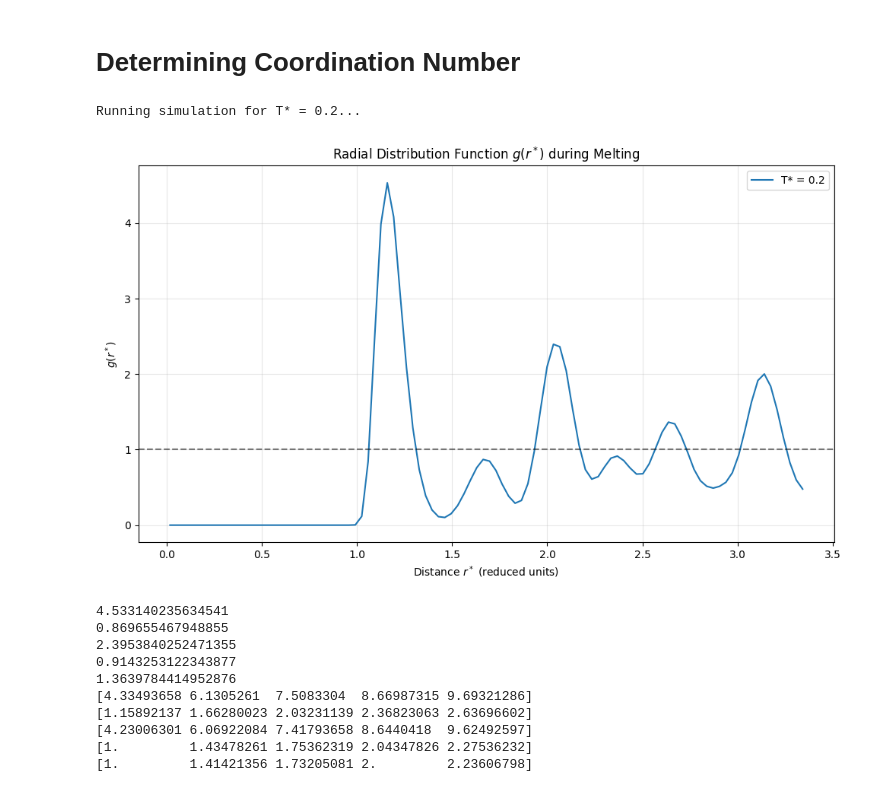
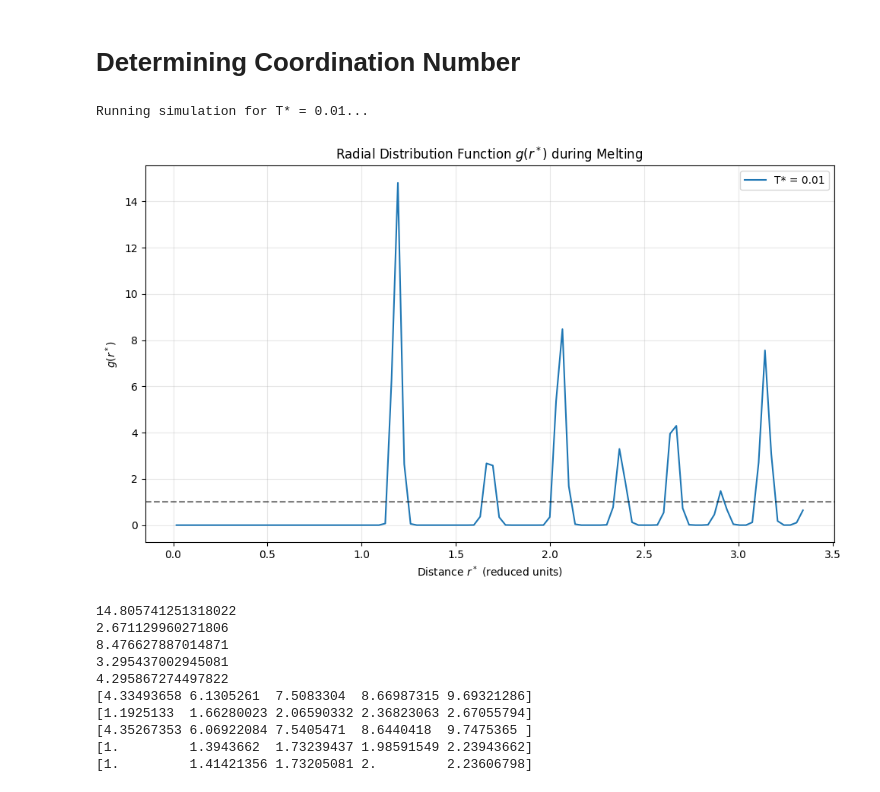
Before and after one commit to Tanish-Verma/md_Engine, a Jupyter notebook: applications/applications.ipynb, the cells around one changed output. Saved outputs shown, nothing was run; the diff lists cells and outputs as text; code cells hidden in the pictures.

```diff
--- a/applications/applications.ipynb
+++ b/applications/applications.ipynb
@@ -352,7 +352,7 @@ neighbour_list   = update_neighbor_list(pos, L, r_skin_sq)
 pe, force        = calculate_forces_optimized(pos, neighbour_list, L, r_cutoff_sq)
 pos_ref          = pos.copy()
 rebuild_threshold_sq = 0.25 * (r_skin - r_cutoff) ** 2
-temperatures = [0.2]
+temperatures = [0.01]
 equilibration_steps = 2000
 production_steps = 2000
 dt = 0.005
@@ -393,35 +393,35 @@ for T_target in temperatures:
         pos, vel, pe, force = velocity_verlet_step_opt(pos, vel, force, dt, L, r_cutoff_sq, neighbour_list)
 
         disp_sq = np.sum((pos - pos_ref)**2, axis=1)
         if np.any(disp_sq > rebuild_threshold_sq):
             neighbour_list = update_neighbor_list(pos, L, r_skin_sq)
             pos_ref = pos.copy()
 
         # Collect g(r) periodically to avoid highly correlated data (e.g., every 10 steps)
         if step % 10 == 0:
             r_centers, g_r_current = calculate_rdf(pos, L, dr, r_max)
             g_r_accumulated += g_r_current
             collection_count += 1
 
     # Average the collected g(r) data
     g_r_avg = g_r_accumulated / collection_count
 
     # Plot this temperature's g(r)
     # NOTE: Before final submission, multiply r_centers by your chosen gas's sigma (in Å)
     plt.plot(r_centers, g_r_avg, label=f'T* = {T_target}')
 
 # Finalize the plot
 plt.title('Radial Distribution Function $g(r^*)$ during Melting')
 plt.xlabel('Distance $r^*$ (reduced units)')
 plt.ylabel('$g(r^*)$')
 plt.axhline(1.0, color='black', linestyle='--', alpha=0.5) # Asymptote reference line
 plt.legend()
 plt.grid(True, alpha=0.3)
 plt.tight_layout()
 plt.show()
 # %% [output]
-Running simulation for T* = 0.2...
+Running simulation for T* = 0.01...
-[figure, old version]
+[figure, new version]
 # %%
 n = 5
 temp = n
@@ -450,15 +450,15 @@ print(first_n_maxima*sig)
 print(first_n_maxima/first_n_maxima[0])
 print(a_arr/a_arr[0])
 # %% [output]
-4.533140235634541
-0.869655467948855
-2.3953840252471355
-0.9143253122343877
-1.3639784414952876
+14.805741251318022
+2.671129960271806
+8.476627887014871
+3.295437002945081
+4.295867274497822
 [4.33493658 6.1305261  7.5083304  8.66987315 9.69321286]
-[1.15892137 1.66280023 2.03231139 2.36823063 2.63696602]
-[4.23006301 6.06922084 7.41793658 8.6440418  9.62492597]
-[1.         1.43478261 1.75362319 2.04347826 2.27536232]
+[1.1925133  1.66280023 2.06590332 2.36823063 2.67055794]
+[4.35267353 6.06922084 7.5405471  8.6440418  9.7475365 ]
+[1.         1.3943662  1.73239437 1.98591549 2.23943662]
 [1.         1.41421356 1.73205081 2.         2.23606798]
 # %%
 # first_peak_idx = np.argmax(g_r_avg)
```
Also changed, not shown: parts of 2 cells of this notebook, 13 other files.
